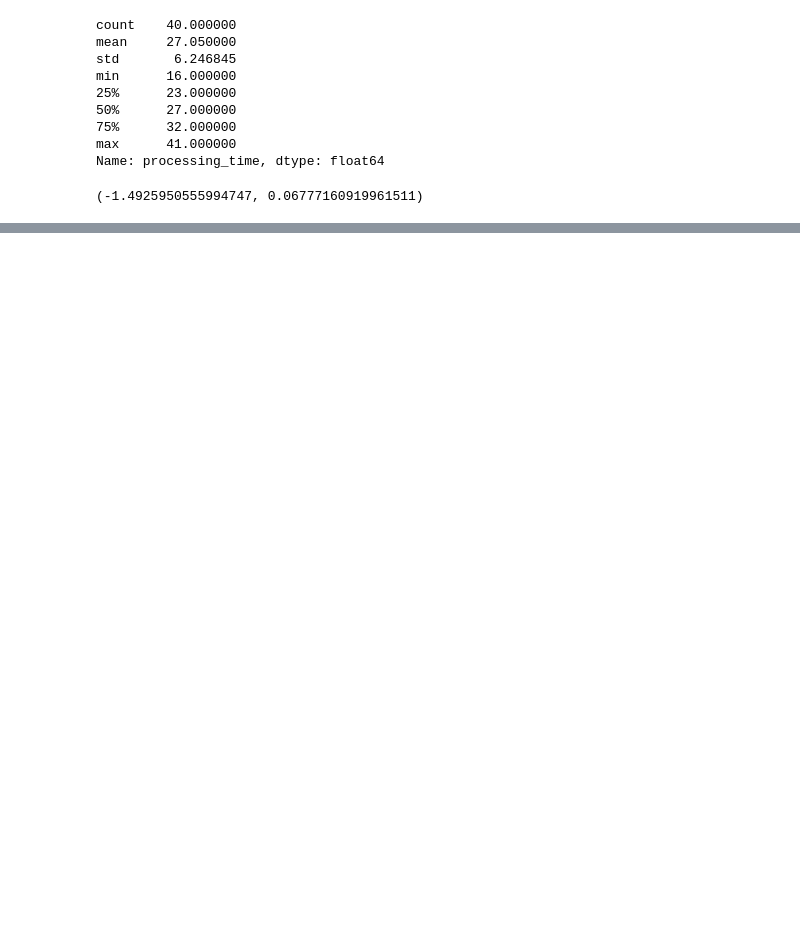
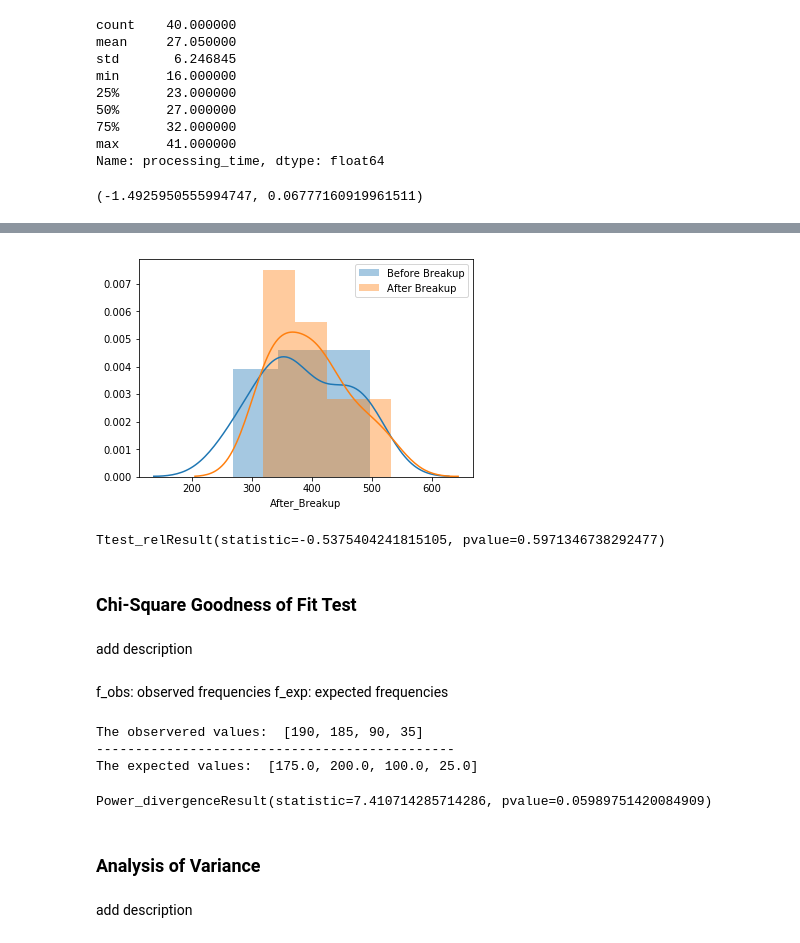
Before and after one commit to amithdsml/ipl_data_analysis_python, a Jupyter notebook: Probability_hypothesis/probability_hypothesis.ipynb, the cells around one changed output, grey strips where cells are left out. Saved outputs shown, nothing was run; the diff lists cells and outputs as text; code cells hidden in the pictures; blank space fills up the shorter version.

```diff
--- a/Probability_hypothesis/probability_hypothesis.ipynb
+++ b/Probability_hypothesis/probability_hypothesis.ipynb
@@ -310,0 +419,17 @@ z_test(30, 12.5, passport_df.processing_time)
+# %%
+sn.distplot(breakups['Before_Breakup'], label='Before Breakup')
+sn.distplot(breakups['After_Breakup'], label='After Breakup')
+plt.legend();
+# %% [output]
+[figure, added]
+# %%
+stats.ttest_rel(breakups['Before_Breakup'],breakups['After_Breakup'])
+# %% [output]
+Ttest_relResult(statistic=-0.5375404241815105, pvalue=0.5971346738292477)
+# %% [markdown]
+### Chi-Square Goodness of Fit Test
+# %% [markdown]
+add description
+# %% [markdown]
+f_obs: observed frequencies
+f_exp: expected frequencies
@@ -310,0 +439,16 @@ z_test(30, 12.5, passport_df.processing_time)
+# %%
+print('The observered values: ',f_obs)
+print('----------------------------------------------')
+print('The expected values: ',f_exp)
+# %% [output]
+The observered values:  [190, 185, 90, 35]
+----------------------------------------------
+The expected values:  [175.0, 200.0, 100.0, 25.0]
+# %%
+stats.chisquare(f_obs, f_exp)
+# %% [output]
+Power_divergenceResult(statistic=7.410714285714286, pvalue=0.05989751420084909)
+# %% [markdown]
+### Analysis of Variance
+# %% [markdown]
+add description
```
Also changed, not shown: parts of 33 cells of this notebook.
